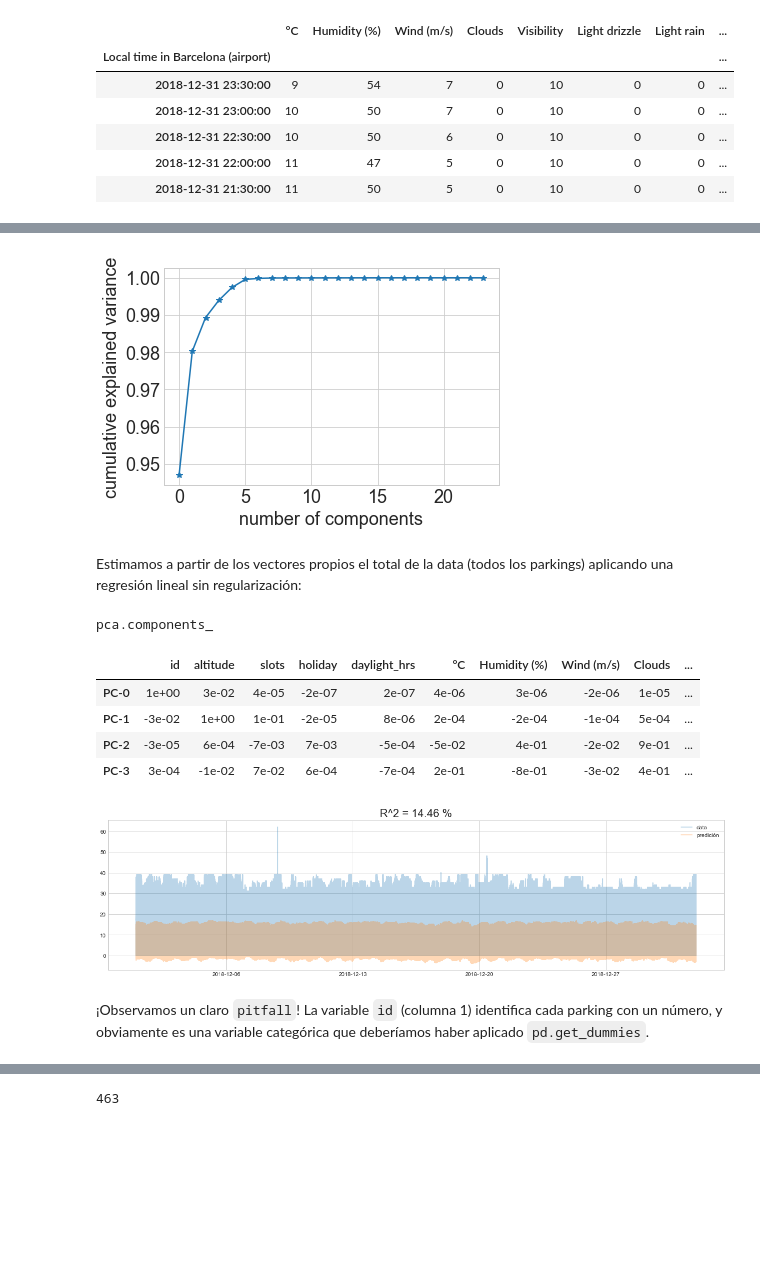
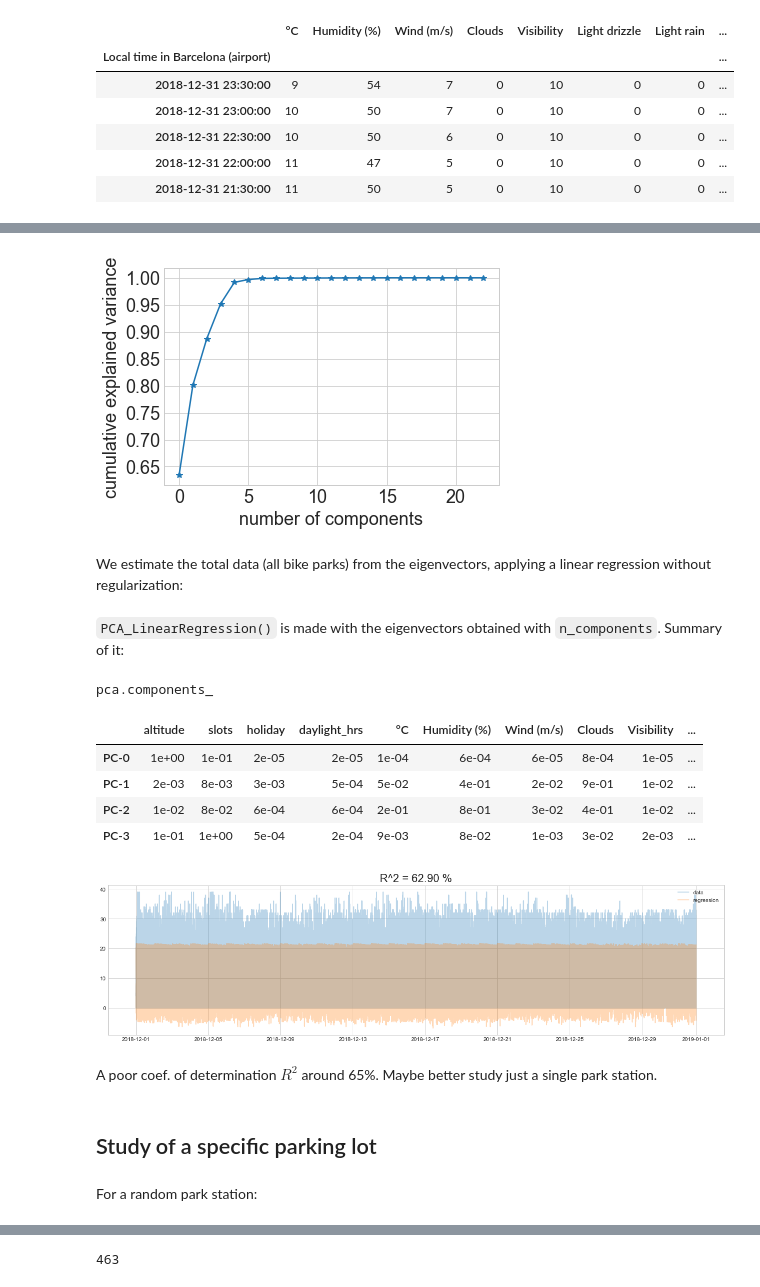
Before and after one commit to juanMarinero/bicingBarcelona, a Jupyter notebook: main.ipynb, the cells around one changed output, grey strips where cells are left out. Cells and saved outputs as stored; diff of their text form; code cells hidden in the pictures; blank space fills up the shorter version.

```diff
--- a/main.ipynb
+++ b/main.ipynb
@@ -221,8 +269,8 @@ Es decir,
 # %%
 rows = 10;
-styles = [dict(selector="th", props=[("font-size", "68%"), ("text-align", "center")])]
+styles = [dict(selector="th", props=[("font-size", "67%"), ("text-align", "center")])]
 df1_styler = XdC.iloc[:rows,:].style.set_table_styles(styles).set_properties(**{"font-size": "80%"}).set_table_attributes("style='display:inline'").set_caption('X dataConstructor')\
              .background_gradient(subset=['slots'],cmap='Greens').hide_index()
 df2_styler = pd.DataFrame(ydC.iloc[:rows]).style.set_table_styles(styles).set_properties(**{"font-size": "80%"}).set_table_attributes("style='display:inline'").set_caption('y').hide_index()
-display_html(df1_styler._repr_html_() + 2*'&nbsp' + df2_styler._repr_html_(), raw=True)
+display_html(df2_styler._repr_html_() + 2*'&nbsp' + df1_styler._repr_html_(), raw=True)
 # %% [output]
@@ -267,0 +313,4 @@ Con vectores propio de 1 sola dimensión llegamos a describir el 98% de covarian
+# %%
+p = 1e5/XdC.shape[0] # just 1e5 rows
+mask_reduce = np.random.choice(a=[False, True], size=(XdC.shape[0], 1), p=[1-p, p])
+Xy_masked = Xy.copy()[mask_reduce]
@@ -267,0 +323,7 @@ Con vectores propio de 1 sola dimensión llegamos a describir el 98% de covarian
+# %%
+XdC = Xy_masked.drop(columns=ybar).drop("id",1)
+ydC = Xy_masked[ybar]
+
+X = XdC.values
+y = ydC.values
+f"{XdC.size:.1e}, {XdC.shape}"
@@ -268,6 +334,8 @@ Con vectores propio de 1 sola dimensión llegamos a describir el 98% de covarian
 # %%
 cumuExplVariance(X);
 # %% [output]
-[figure, old version]
+[figure, new version]
-# %% [markdown]
-Estimamos a partir de los vectores propios el total de la data (todos los parkings) aplicando una regresión lineal sin regularización:
+# %% [markdown]
+We estimate the total data (all bike parks) from the eigenvectors, applying a linear regression without regularization:
+# %% [markdown]
+``PCA_LinearRegression()`` is made with the eigenvectors obtained with ``n_components``. Summary of it:
@@ -274,12 +362,14 @@ Estimamos a partir de los vectores propios el total de la data (todos los parkin
 # %%
-PCA_LinearRegression(XdC, ydC, 4, data.index);
+PCA_LinearRegression(XdC, ydC, 4, data[mask_reduce].index);
 # %% [output]
 pca.components_
-|  | id | altitude | slots | holiday | daylight_hrs | °C | Humidity (%) | Wind (m/s) | Clouds | ... |
-| PC-0 | 1e+00 | 3e-02 | 4e-05 | -2e-07 | 2e-07 | 4e-06 | 3e-06 | -2e-06 | 1e-05 | ... |
-| PC-1 | -3e-02 | 1e+00 | 1e-01 | -2e-05 | 8e-06 | 2e-04 | -2e-04 | -1e-04 | 5e-04 | ... |
-| PC-2 | -3e-05 | 6e-04 | -7e-03 | 7e-03 | -5e-04 | -5e-02 | 4e-01 | -2e-02 | 9e-01 | ... |
-| PC-3 | 3e-04 | -1e-02 | 7e-02 | 6e-04 | -7e-04 | 2e-01 | -8e-01 | -3e-02 | 4e-01 | ... |
+|  | altitude | slots | holiday | daylight_hrs | °C | Humidity (%) | Wind (m/s) | Clouds | Visibility | ... |
+| PC-0 | 1e+00 | 1e-01 | 2e-05 | 2e-05 | 1e-04 | 6e-04 | 6e-05 | 8e-04 | 1e-05 | ... |
+| PC-1 | 2e-03 | 8e-03 | 3e-03 | 5e-04 | 5e-02 | 4e-01 | 2e-02 | 9e-01 | 1e-02 | ... |
+| PC-2 | 1e-02 | 8e-02 | 6e-04 | 6e-04 | 2e-01 | 8e-01 | 3e-02 | 4e-01 | 1e-02 | ... |
+| PC-3 | 1e-01 | 1e+00 | 5e-04 | 2e-04 | 9e-03 | 8e-02 | 1e-03 | 3e-02 | 2e-03 | ... |
-[figure, old version]
+[figure, new version]
-# %% [markdown]
-¡Observamos un claro `pitfall`! La variable ``id`` (columna 1) identifica cada parking con un número, y obviamente es una variable categórica que deberíamos haber aplicado ``pd.get_dummies``.
+# %% [markdown]
+A poor coef. of determination $R^2$ around 65%. Maybe better study just a single park station.
+# %% [markdown]
+## Study of a specific parking lot
@@ -285,0 +392,2 @@ pca.components_
+# %% [markdown]
+For a random park station:
```
Also changed, not shown: parts of 120 cells of this notebook, 9 other files.
